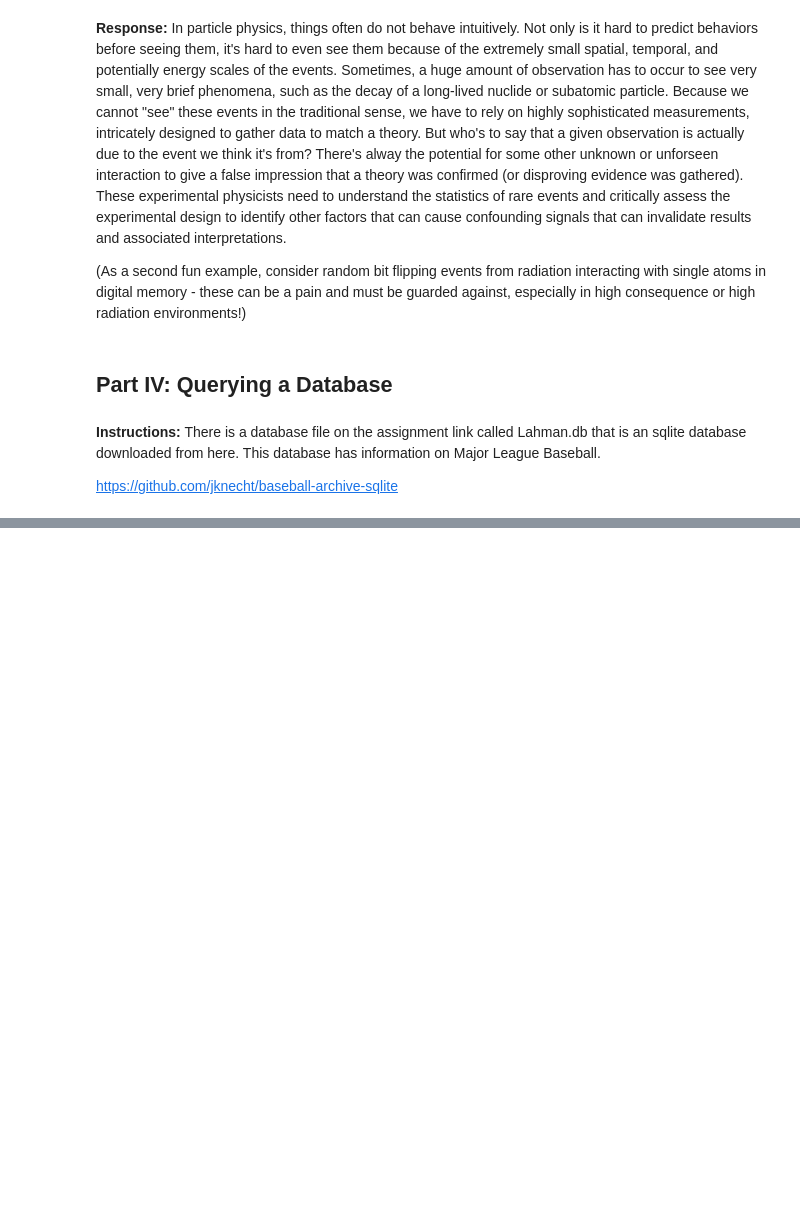
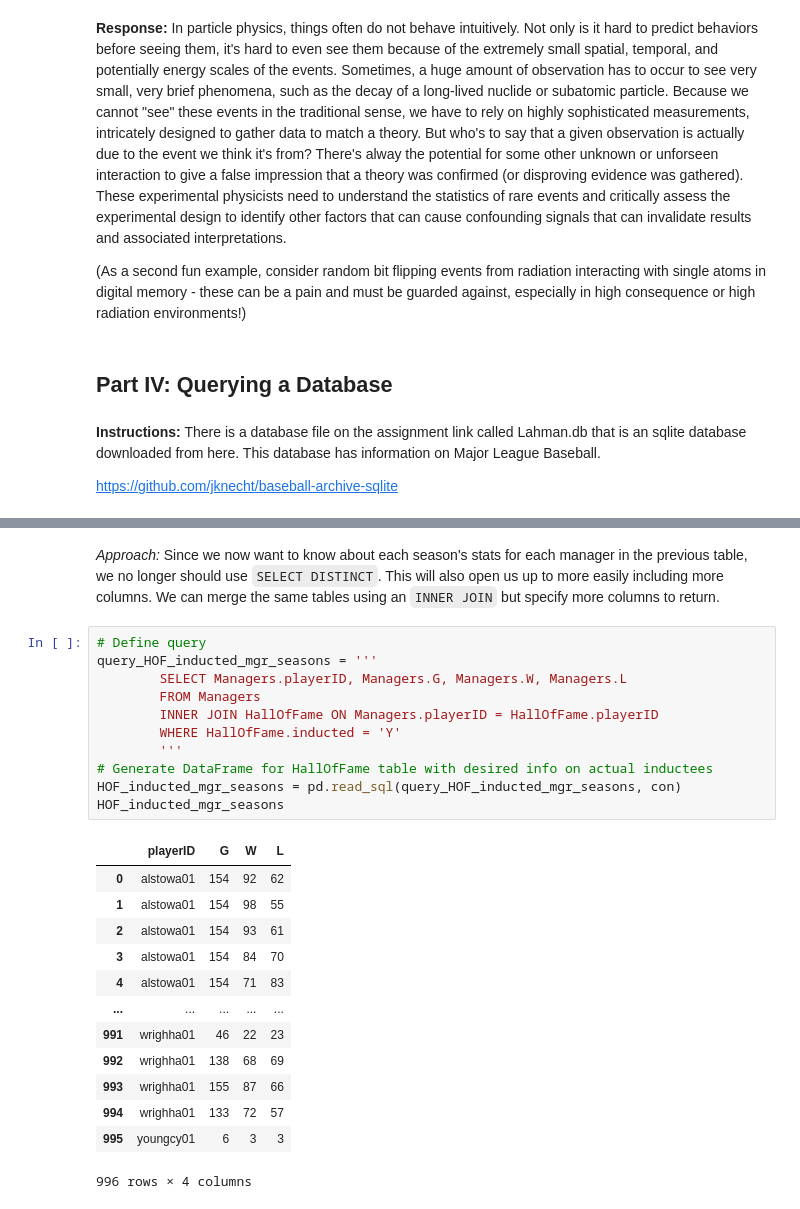
Before and after one commit to trevorlillywhite/HW5_ST554_Trevor_Lillywhite, a Jupyter notebook: HW_5_ST_554_Trevor_Lillywhite.ipynb, the cells around one changed output, grey strips where cells are left out. Saved outputs shown, nothing was run; the diff lists cells and outputs as text; blank space fills up the shorter version.

```diff
--- a/HW_5_ST_554_Trevor_Lillywhite.ipynb
+++ b/HW_5_ST_554_Trevor_Lillywhite.ipynb
@@ -333,0 +577,27 @@ _Approach:_
+# %% [markdown]
+_Approach:_ Since we now want to know about each season's stats for each manager in the previous table, we no longer should use `SELECT DISTINCT`. This will also open us up to more easily including more columns. We can merge the same tables using an `INNER JOIN` but specify more columns to return.
+# %%
+# Define query
+query_HOF_inducted_mgr_seasons = '''
+        SELECT Managers.playerID, Managers.G, Managers.W, Managers.L
+        FROM Managers
+        INNER JOIN HallOfFame ON Managers.playerID = HallOfFame.playerID
+        WHERE HallOfFame.inducted = 'Y'
+        '''
+# Generate DataFrame for HallOfFame table with desired info on actual inductees
+HOF_inducted_mgr_seasons = pd.read_sql(query_HOF_inducted_mgr_seasons, con)
+HOF_inducted_mgr_seasons
+# %% [output]
+|  | playerID | G | W | L |
+| 0 | alstowa01 | 154 | 92 | 62 |
+| 1 | alstowa01 | 154 | 98 | 55 |
+| 2 | alstowa01 | 154 | 93 | 61 |
+| 3 | alstowa01 | 154 | 84 | 70 |
+| 4 | alstowa01 | 154 | 71 | 83 |
+| ... | ... | ... | ... | ... |
+| 991 | wrighha01 | 46 | 22 | 23 |
+| 992 | wrighha01 | 138 | 68 | 69 |
+| 993 | wrighha01 | 155 | 87 | 66 |
+| 994 | wrighha01 | 133 | 72 | 57 |
+| 995 | youngcy01 | 6 | 3 | 3 |
+996 rows × 4 columns
```
Also changed, not shown: parts of 54 cells of this notebook.
